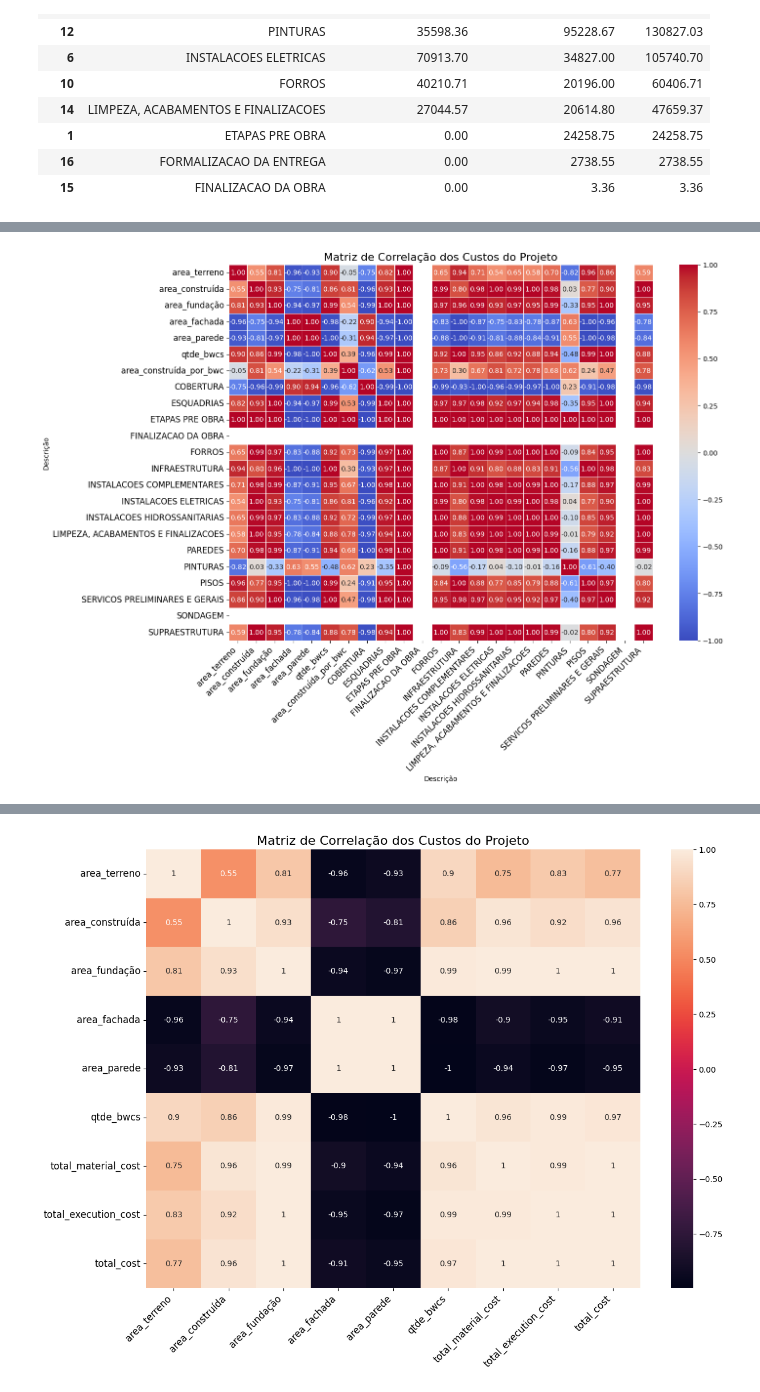
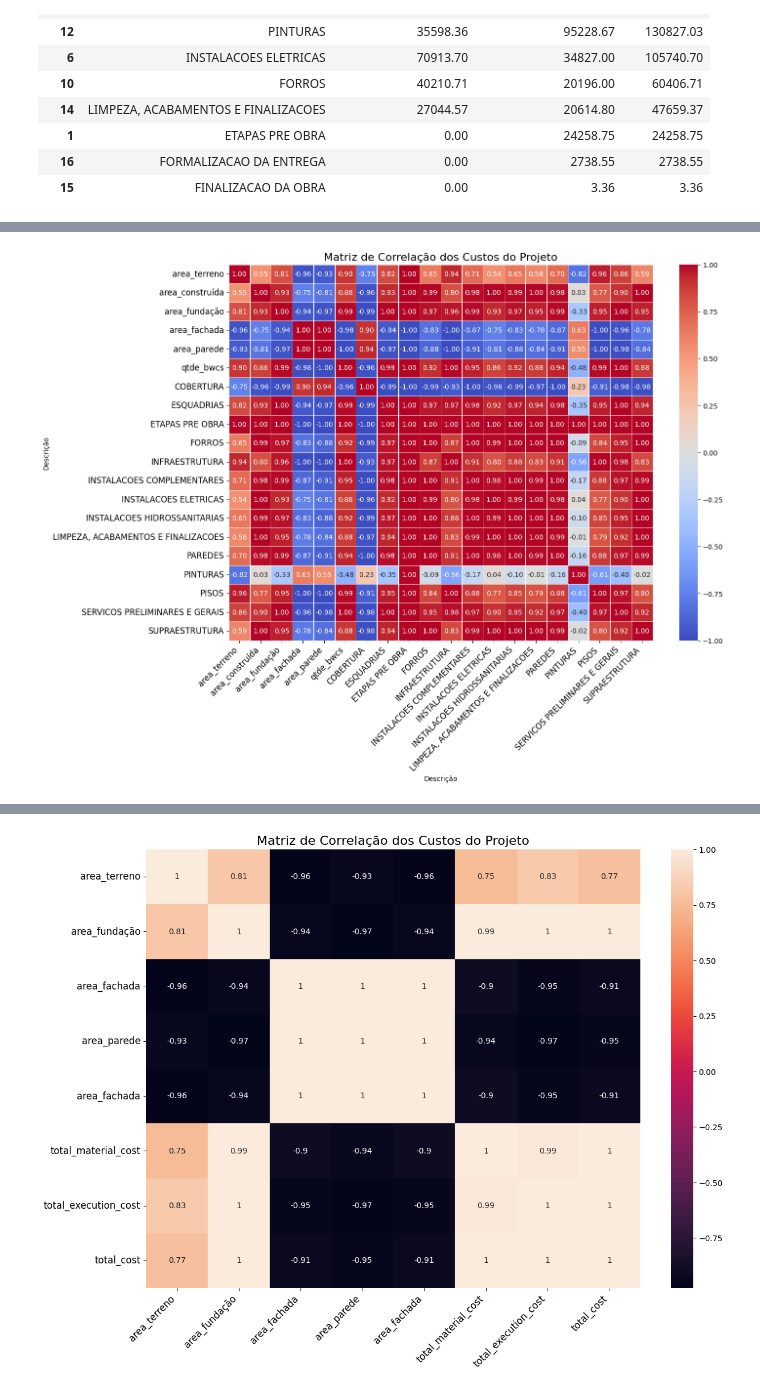
Before and after one commit to vector-b/makasi-data, a Jupyter notebook: _initial_eda.ipynb, the cells around one changed output, grey strips where cells are left out. Cells and saved outputs as stored; diff of their text form; code cells hidden in the pictures.

```diff
--- a/_initial_eda.ipynb
+++ b/_initial_eda.ipynb
@@ -126,5 +129,8 @@ all_tables
 # %%
-numeric_cols = all_tables.select_dtypes(include=['float64']).columns
+numeric_cols = all_tables.select_dtypes(include=['float64']).columns.to_list()
+
+numeric_cols = [col for col in numeric_cols if col not in ['FINALIZACAO DA OBRA', 'SONDAGEM']]
+
 corr = all_tables[numeric_cols].corr()
 plt.figure(figsize=(14, 10))
 
@@ -137,7 +143,7 @@ plt.title('Matriz de Correlação dos Custos do Projeto', fontsize=16)
 
 plt.show()
 # %% [output]
-[figure, old version]
+[figure, new version]
 # %%
 h_totals
 # %% [output]
@@ -148,30 +154,27 @@ h_totals
 # %%
 numeric_cols = [
     "area_terreno",
-    "area_construída",
     "area_fundação",
     "area_fachada",
     "area_parede",
-    "qtde_bwcs",
-    "area_construída_por_bwc",
     "area_fachada",
     "total_material_cost",
     "total_execution_cost",
     "total_cost"
 ]
 
 plt.figure(figsize=(14, 10))
 
 sns.heatmap(h_totals[numeric_cols].corr(), annot=True)
 
 plt.xticks(rotation=45, ha='right', fontsize=12)
 plt.yticks(fontsize=12)
 
 plt.title('Matriz de Correlação dos Custos do Projeto', fontsize=16)
 
 plt.show()
 # %% [output]
-[figure, old version]
+[figure, new version]
 # %%
 from utils.models import Predictor
 header_totals = h_totals.copy()
```
Also changed, not shown: parts of 11 cells of this notebook, 4 other files.
